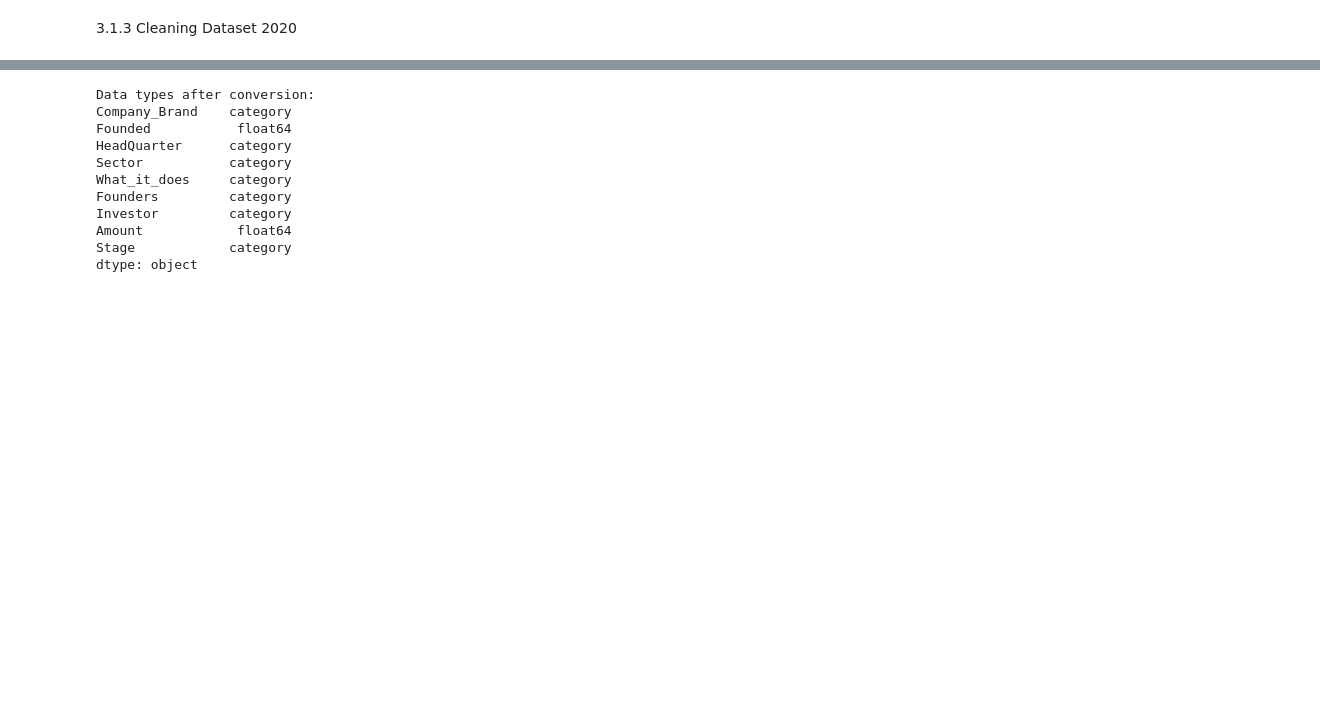
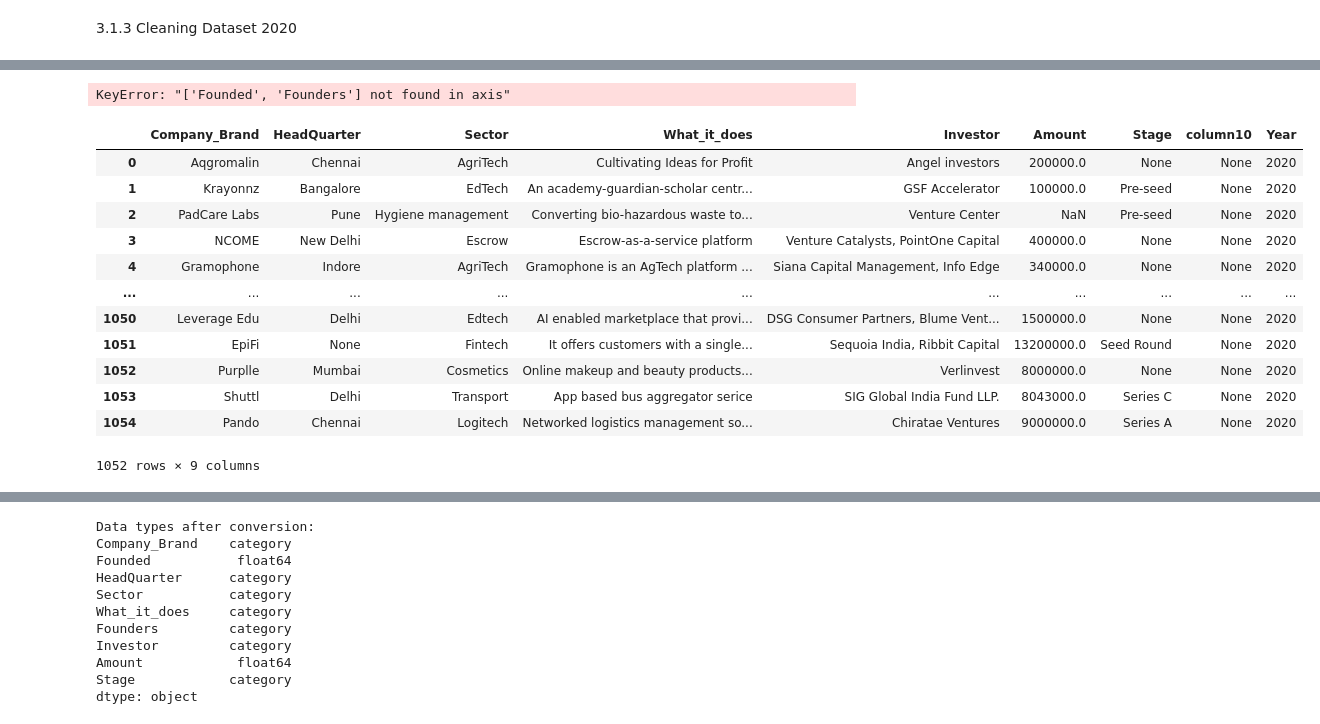
Before and after one commit to BamBamOguns/CA_First_Project_LP1, a Jupyter notebook: Notebooks/main.ipynb, the cells around one changed output, grey strips where cells are left out. Cells and saved outputs as stored; diff of their text form; code cells hidden in the pictures; blank space fills up the shorter version.

```diff
--- a/Notebooks/main.ipynb
+++ b/Notebooks/main.ipynb
@@ -1097,0 +1041,29 @@ For the percentages with tens and hundreds values (Investor, Amount and Stage),
+# %%
+# Dropping duplicated rows
+data_2020.drop_duplicates(inplace = True)
+# %%
+# Dropping 'Founded' and 'Founders' columns since they are not needed in my analysis but I would keep the 'Investor' column
+data_2020.drop(['Founded', 'Founders'], axis = 1, inplace = True)
+# %% [output]
+KeyError: "['Founded', 'Founders'] not found in axis"
+# %%
+# Dropping 'column10' column since the column has just 2 non-null values
+data_2020.drop(['column10'], axis = 1, inplace = True)
+# %%
+# Add a Year column for easy identification of Year 2020 data info
+data_2020['Year'] = 2020
+data_2020
+# %% [output]
+|  | Company_Brand | HeadQuarter | Sector | What_it_does | Investor | Amount | Stage | column10 | Year |
+| 0 | Aqgromalin | Chennai | AgriTech | Cultivating Ideas for Profit | Angel investors | 200000.0 | None | None | 2020 |
+| 1 | Krayonnz | Bangalore | EdTech | An academy-guardian-scholar centr... | GSF Accelerator | 100000.0 | Pre-seed | None | 2020 |
+| 2 | PadCare Labs | Pune | Hygiene management | Converting bio-hazardous waste to... | Venture Center | NaN | Pre-seed | None | 2020 |
+| 3 | NCOME | New Delhi | Escrow | Escrow-as-a-service platform | Venture Catalysts, PointOne Capital | 400000.0 | None | None | 2020 |
+| 4 | Gramophone | Indore | AgriTech | Gramophone is an AgTech platform ... | Siana Capital Management, Info Edge | 340000.0 | None | None | 2020 |
+| ... | ... | ... | ... | ... | ... | ... | ... | ... | ... |
+| 1050 | Leverage Edu | Delhi | Edtech | AI enabled marketplace that provi... | DSG Consumer Partners, Blume Vent... | 1500000.0 | None | None | 2020 |
+| 1051 | EpiFi | None | Fintech | It offers customers with a single... | Sequoia India, Ribbit Capital | 13200000.0 | Seed Round | None | 2020 |
+| 1052 | Purplle | Mumbai | Cosmetics | Online makeup and beauty products... | Verlinvest | 8000000.0 | None | None | 2020 |
+| 1053 | Shuttl | Delhi | Transport | App based bus aggregator serice | SIG Global India Fund LLP. | 8043000.0 | Series C | None | 2020 |
+| 1054 | Pando | Chennai | Logitech | Networked logistics management so... | Chiratae Ventures | 9000000.0 | Series A | None | 2020 |
+1052 rows × 9 columns
```
Also changed, not shown: parts of 126 cells of this notebook.
